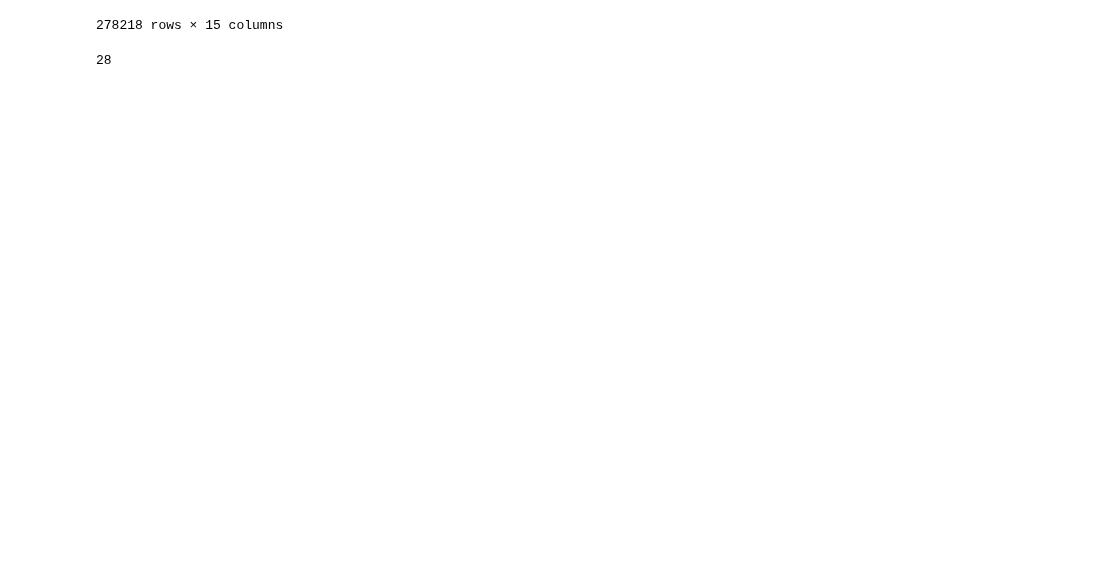
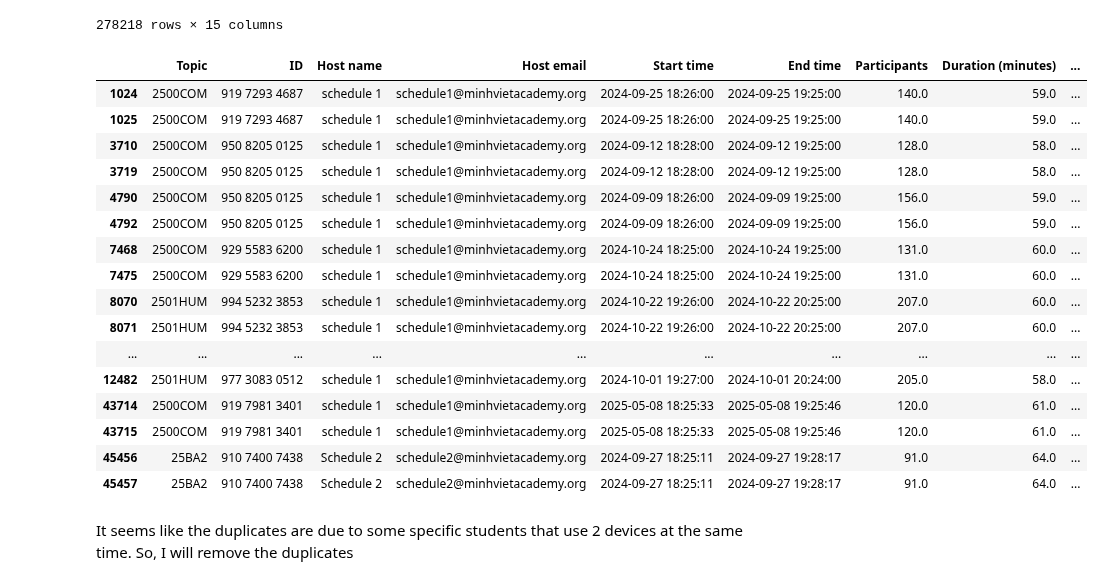
Before and after one commit to tthvan/Customer-Retention-Analysis, a Jupyter notebook: cleanin.ipynb, the cells around one changed output. Cells and saved outputs as stored; diff of their text form; code cells hidden in the pictures; blank space fills up the shorter version.

```diff
--- a/cleanin.ipynb
+++ b/cleanin.ipynb
@@ -182,8 +185,26 @@ See the caveats in the documentation: https://pandas.pydata.org/pandas-docs/stab
 | 278217 | 25APENG | 996 9559 8473 | Schedule 9 | schedule9@minhvietacademy.org | 2025-05-05 18:24:38 | 2025-05-05 19:25:37 | 40.0 | 61.0 | ... |
 278218 rows × 15 columns
 # %%
+#Check the duplicates
 dupes = df[df.duplicated(subset=['ID', 'SID', 'Join time', 'Leave time', 'Name (original name)', 'Duration (minutes).1'], keep=False)]
-
-len(dupes)
+dupes
 # %% [output]
-28
+|  | Topic | ID | Host name | Host email | Start time | End time | Participants | Duration (minutes) | ... |
+| 1024 | 2500COM | 919 7293 4687 | schedule 1 | schedule1@minhvietacademy.org | 2024-09-25 18:26:00 | 2024-09-25 19:25:00 | 140.0 | 59.0 | ... |
+| 1025 | 2500COM | 919 7293 4687 | schedule 1 | schedule1@minhvietacademy.org | 2024-09-25 18:26:00 | 2024-09-25 19:25:00 | 140.0 | 59.0 | ... |
+| 3710 | 2500COM | 950 8205 0125 | schedule 1 | schedule1@minhvietacademy.org | 2024-09-12 18:28:00 | 2024-09-12 19:25:00 | 128.0 | 58.0 | ... |
+| 3719 | 2500COM | 950 8205 0125 | schedule 1 | schedule1@minhvietacademy.org | 2024-09-12 18:28:00 | 2024-09-12 19:25:00 | 128.0 | 58.0 | ... |
+| 4790 | 2500COM | 950 8205 0125 | schedule 1 | schedule1@minhvietacademy.org | 2024-09-09 18:26:00 | 2024-09-09 19:25:00 | 156.0 | 59.0 | ... |
+| 4792 | 2500COM | 950 8205 0125 | schedule 1 | schedule1@minhvietacademy.org | 2024-09-09 18:26:00 | 2024-09-09 19:25:00 | 156.0 | 59.0 | ... |
+| 7468 | 2500COM | 929 5583 6200 | schedule 1 | schedule1@minhvietacademy.org | 2024-10-24 18:25:00 | 2024-10-24 19:25:00 | 131.0 | 60.0 | ... |
+| 7475 | 2500COM | 929 5583 6200 | schedule 1 | schedule1@minhvietacademy.org | 2024-10-24 18:25:00 | 2024-10-24 19:25:00 | 131.0 | 60.0 | ... |
+| 8070 | 2501HUM | 994 5232 3853 | schedule 1 | schedule1@minhvietacademy.org | 2024-10-22 19:26:00 | 2024-10-22 20:25:00 | 207.0 | 60.0 | ... |
+| 8071 | 2501HUM | 994 5232 3853 | schedule 1 | schedule1@minhvietacademy.org | 2024-10-22 19:26:00 | 2024-10-22 20:25:00 | 207.0 | 60.0 | ... |
+| ... | ... | ... | ... | ... | ... | ... | ... | ... | ... |
+| 12482 | 2501HUM | 977 3083 0512 | schedule 1 | schedule1@minhvietacademy.org | 2024-10-01 19:27:00 | 2024-10-01 20:24:00 | 205.0 | 58.0 | ... |
+| 43714 | 2500COM | 919 7981 3401 | schedule 1 | schedule1@minhvietacademy.org | 2025-05-08 18:25:33 | 2025-05-08 19:25:46 | 120.0 | 61.0 | ... |
+| 43715 | 2500COM | 919 7981 3401 | schedule 1 | schedule1@minhvietacademy.org | 2025-05-08 18:25:33 | 2025-05-08 19:25:46 | 120.0 | 61.0 | ... |
+| 45456 | 25BA2 | 910 7400 7438 | Schedule 2 | schedule2@minhvietacademy.org | 2024-09-27 18:25:11 | 2024-09-27 19:28:17 | 91.0 | 64.0 | ... |
+| 45457 | 25BA2 | 910 7400 7438 | Schedule 2 | schedule2@minhvietacademy.org | 2024-09-27 18:25:11 | 2024-09-27 19:28:17 | 91.0 | 64.0 | ... |
+# %% [markdown]
+It seems like the duplicates are due to some specific students that use 2 devices at the same time. So, I will remove the duplicates
```
Also changed, not shown: parts of 13 cells of this notebook.
